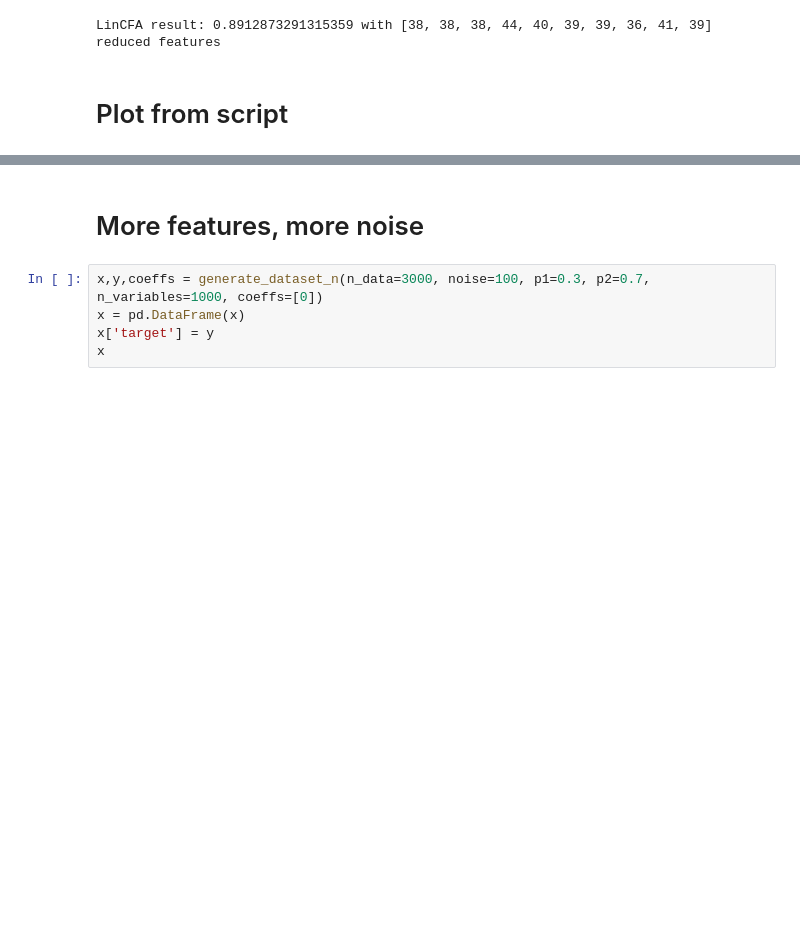
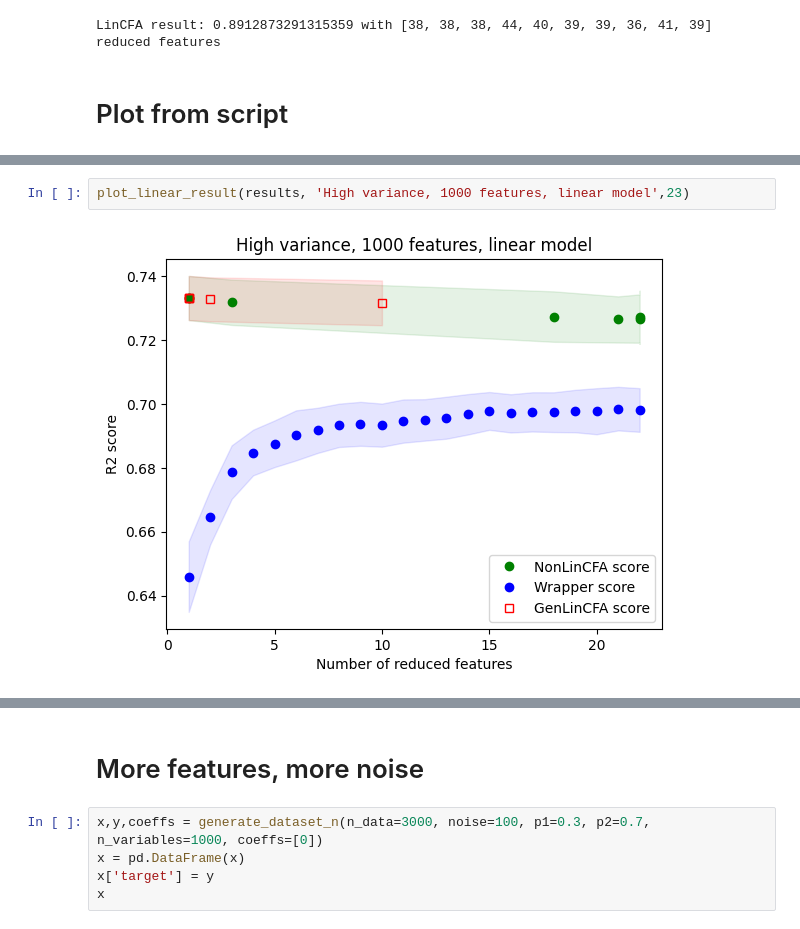
Before and after one commit to PaoloBonettiPolimi/PaperNon_Gen_LinCFA, a Jupyter notebook: Non_Gen_LinCFA_experiments.ipynb, the cells around one changed output, grey strips where cells are left out. Cells and saved outputs as stored; diff of their text form; blank space fills up the shorter version.

```diff
--- a/Non_Gen_LinCFA_experiments.ipynb
+++ b/Non_Gen_LinCFA_experiments.ipynb
@@ -415,0 +408,4 @@ with number of reduced features: 193.2, confidence interval [190.83496942937305,
+# %%
+plot_linear_result(results, 'High variance, 1000 features, linear model',23)
+# %% [output]
+[figure, added]
```
Also changed, not shown: parts of 53 cells of this notebook, 4 other files.
